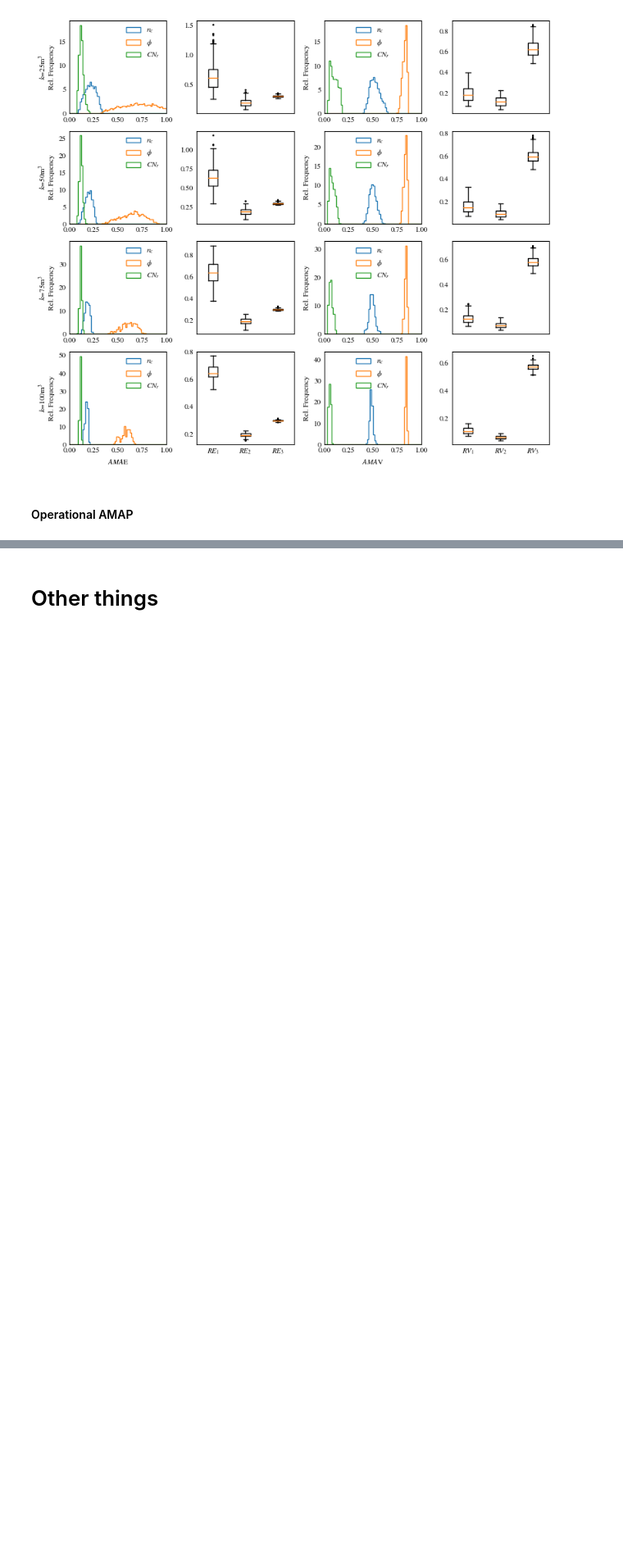
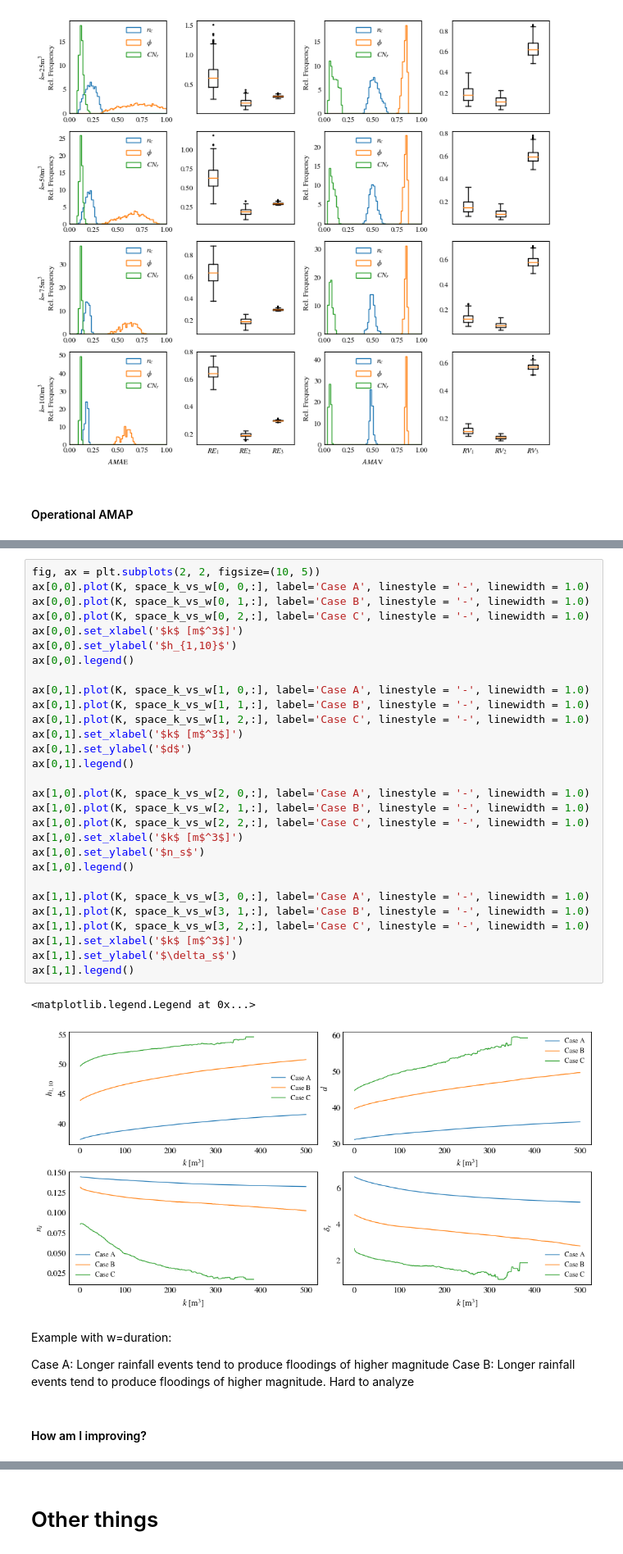
Before and after one commit to rlsandovalp/operational_picture, a Jupyter notebook: Galbiate/operational_analysis.ipynb, the cells around one changed output, grey strips where cells are left out. Shown at 82% size. Saved outputs shown, nothing was run; the diff lists cells and outputs as text; blank space fills up the shorter version.

```diff
--- a/Galbiate/operational_analysis.ipynb
+++ b/Galbiate/operational_analysis.ipynb
@@ -577,0 +692,39 @@ plt.legend()
+# %%
+fig, ax = plt.subplots(2, 2, figsize=(10, 5))
+ax[0,0].plot(K, space_k_vs_w[0, 0,:], label='Case A', linestyle = '-', linewidth = 1.0)
+ax[0,0].plot(K, space_k_vs_w[0, 1,:], label='Case B', linestyle = '-', linewidth = 1.0)
+ax[0,0].plot(K, space_k_vs_w[0, 2,:], label='Case C', linestyle = '-', linewidth = 1.0)
+ax[0,0].set_xlabel('$k$ [m$^3$]')
+ax[0,0].set_ylabel('$h_{1,10}$')
+ax[0,0].legend()
+
+ax[0,1].plot(K, space_k_vs_w[1, 0,:], label='Case A', linestyle = '-', linewidth = 1.0)
+ax[0,1].plot(K, space_k_vs_w[1, 1,:], label='Case B', linestyle = '-', linewidth = 1.0)
+ax[0,1].plot(K, space_k_vs_w[1, 2,:], label='Case C', linestyle = '-', linewidth = 1.0)
+ax[0,1].set_xlabel('$k$ [m$^3$]')
+ax[0,1].set_ylabel('$d$')
+ax[0,1].legend()
+
+ax[1,0].plot(K, space_k_vs_w[2, 0,:], label='Case A', linestyle = '-', linewidth = 1.0)
+ax[1,0].plot(K, space_k_vs_w[2, 1,:], label='Case B', linestyle = '-', linewidth = 1.0)
+ax[1,0].plot(K, space_k_vs_w[2, 2,:], label='Case C', linestyle = '-', linewidth = 1.0)
+ax[1,0].set_xlabel('$k$ [m$^3$]')
+ax[1,0].set_ylabel('$n_s$')
+ax[1,0].legend()
+
+ax[1,1].plot(K, space_k_vs_w[3, 0,:], label='Case A', linestyle = '-', linewidth = 1.0)
+ax[1,1].plot(K, space_k_vs_w[3, 1,:], label='Case B', linestyle = '-', linewidth = 1.0)
+ax[1,1].plot(K, space_k_vs_w[3, 2,:], label='Case C', linestyle = '-', linewidth = 1.0)
+ax[1,1].set_xlabel('$k$ [m$^3$]')
+ax[1,1].set_ylabel('$\delta_s$')
+ax[1,1].legend()
+# %% [output]
+<matplotlib.legend.Legend at 0x...>
+[figure, added]
+# %% [markdown]
+Example with w=duration:
+
+Case A: Longer rainfall events tend to produce floodings of higher magnitude
+Case B: Longer rainfall events tend to produce floodings of higher magnitude. Hard to analyze
+# %% [markdown]
+#### How am I improving?
```
Also changed, not shown: parts of 13 cells of this notebook, 11 other files.
